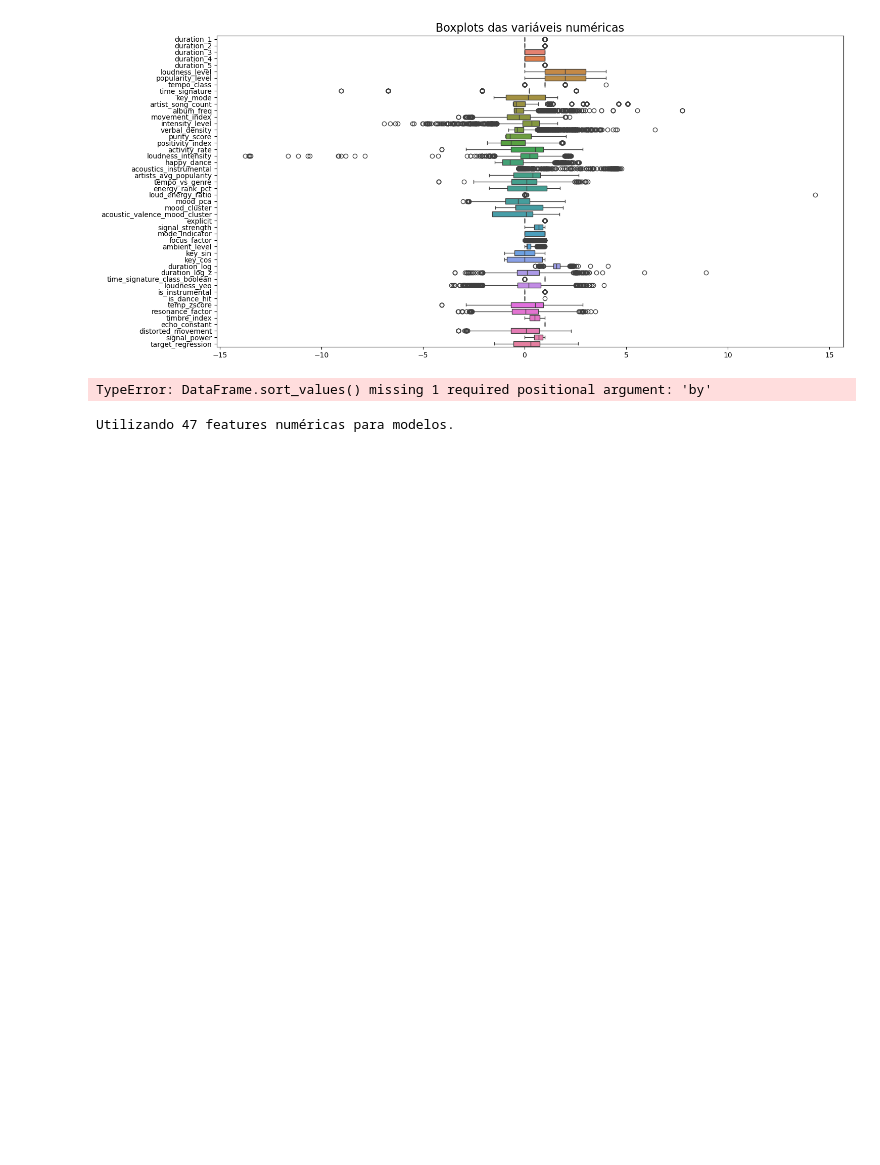
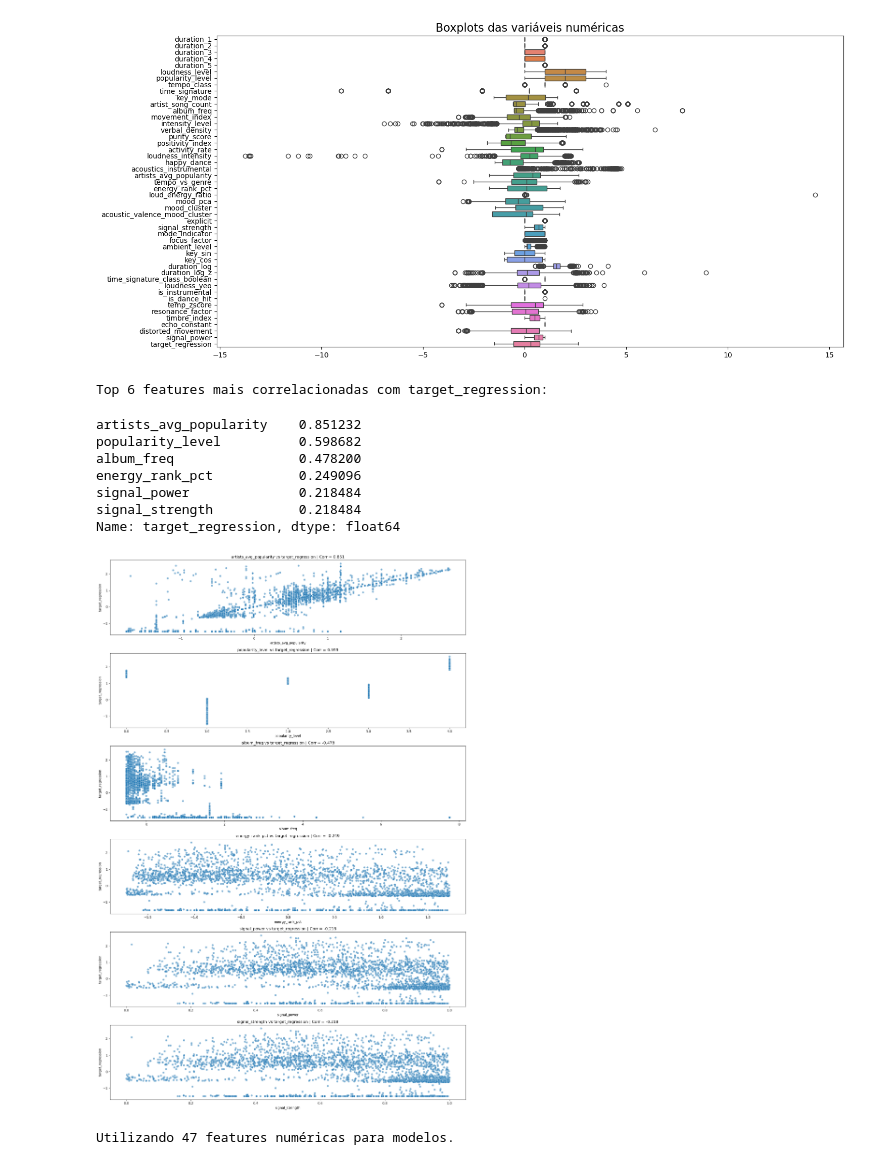
Before and after one commit to GuilhermeMarinho03/APRAU_2025_Step1_Group21, a Jupyter notebook: notebooks/Untitled3.ipynb, the cells around one changed output. Saved outputs shown, nothing was run; the diff lists cells and outputs as text; code cells hidden in the pictures; blank space fills up the shorter version.

```diff
--- a/notebooks/Untitled3.ipynb
+++ b/notebooks/Untitled3.ipynb
@@ -101,35 +101,55 @@ plt.show()
 [figure]
 # %%
 ################################################################################
-# 2b. Bivariate Analysis - Relação das features numéricas com TARGET_REG
+# Bivariate Analysis - Relação das features numéricas com TARGET_REG
 ################################################################################
 
-# Número de features mais correlacionadas a mostrar
+target_col = TARGET_REG
+
+# Garantir que só pegamos colunas numéricas
+cols_for_corr = numeric_cols.copy()
+if target_col not in cols_for_corr:
+    cols_for_corr.append(target_col)
+
+# Calcular correlação
+corr_matrix = df[cols_for_corr].corr()
+
+# Pegar a correlação com o target como Series
+corr_target_reg = corr_matrix[target_col].drop(target_col)  # remover o próprio target
+
+# Garantir que é uma Series antes de ordenar
+corr_target_reg = pd.Series(corr_target_reg)
+
+# Ordenar pelo valor absoluto
+corr_target_reg_sorted = corr_target_reg.abs().sort_values(ascending=False)
+
+# Top features
 top_n = 6
+top_features = corr_target_reg_sorted.head(top_n).index.tolist()
 
-# Calcular correlação com o target
-target_col = str(TARGET_REG)
-corr_matrix = df[numeric_cols + [target_col]].corr()
-corr_target_reg = corr_matrix[target_col].drop(target_col)  # remover correlação do target consigo mesmo
-corr_target_reg_sorted = corr_target_reg.abs().sort_values(ascending=False)  # ordenar pelo valor absoluto
-
-# Selecionar top N features
-top_features = corr_target_reg_sorted.head(top_n).index.tolist()
 print(f"Top {top_n} features mais correlacionadas com {TARGET_REG}:")
-print(corr_target_reg_sorted.head(top_n))
+display(corr_target_reg_sorted.head(top_n))
 
 # Gráficos de dispersão
 plt.figure(figsize=(16, 4*top_n))
 for i, feat in enumerate(top_features):
     plt.subplot(top_n, 1, i+1)
     sns.scatterplot(x=df[feat], y=df[target_col], alpha=0.6)
     plt.xlabel(feat)
     plt.ylabel(target_col)
     plt.title(f"{feat} vs {target_col} | Corr = {corr_matrix.loc[feat, target_col]:.3f}")
 plt.tight_layout()
 plt.show()
 # %% [output]
-TypeError: DataFrame.sort_values() missing 1 required positional argument: 'by'
+Top 6 features mais correlacionadas com target_regression:
+artists_avg_popularity    0.851232
+popularity_level          0.598682
+album_freq                0.478200
+energy_rank_pct           0.249096
+signal_power              0.218484
+signal_strength           0.218484
+Name: target_regression, dtype: float64
+[figure, added]
 # %%
 ################################################################################
 # 3. Preparação de features e variáveis alvo
```
